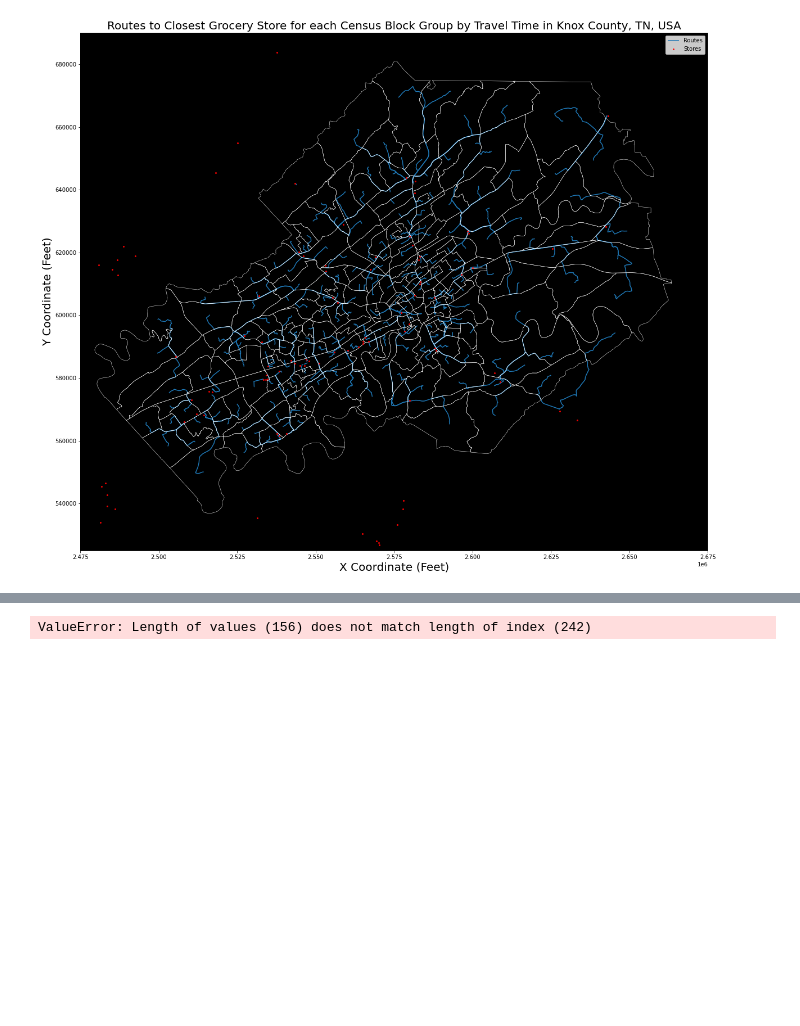
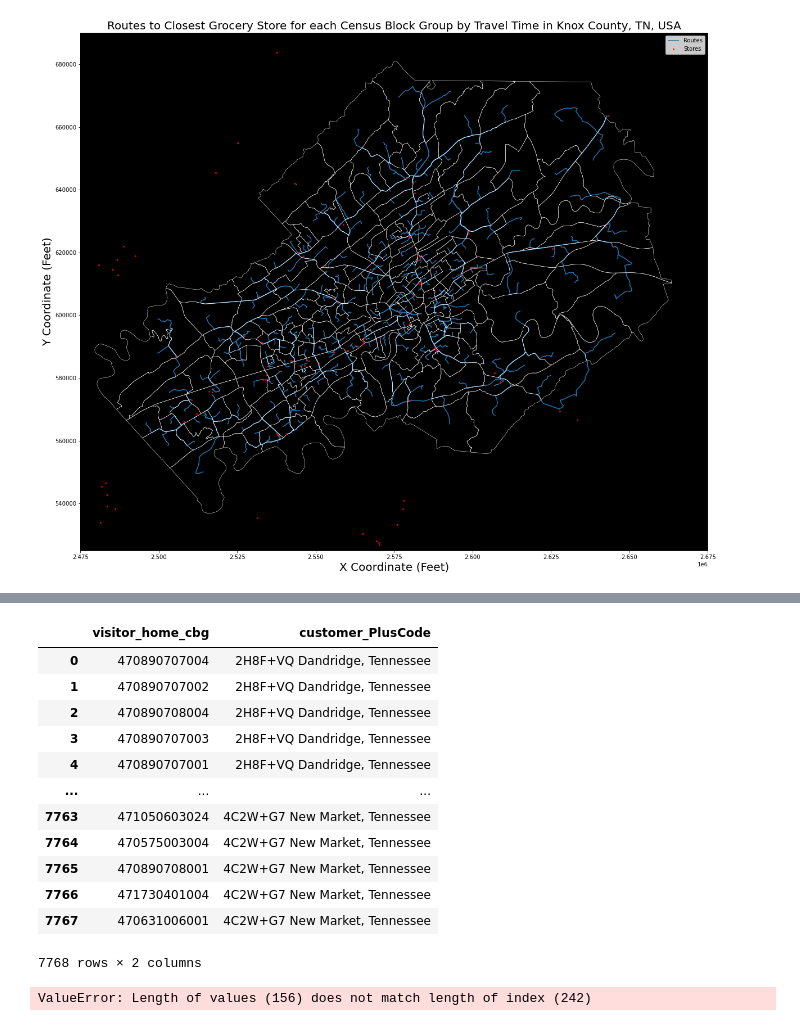
Before and after one commit to jimmy-feng/hagerstrand, a Jupyter notebook: docs/notebooks/Access.ipynb, the cells around one changed output, grey strips where cells are left out. Drawn from its saved outputs; the diff is of its cells as text; code cells hidden in the pictures; blank space fills up the shorter version.

```diff
--- a/docs/notebooks/SafeGraph-Copy1.ipynb
+++ b/docs/notebooks/Access.ipynb
@@ -307,3 +307,19 @@ shortestpaths[["IncidentID", "FacilityID", "Total_Trav"]][13:227]
+# %%
+safegraph_unpack[["visitor_home_cbg", "customer_PlusCode"]]
+# %% [output]
+|  | visitor_home_cbg | customer_PlusCode |
+| 0 | 470890707004 | 2H8F+VQ Dandridge, Tennessee |
+| 1 | 470890707002 | 2H8F+VQ Dandridge, Tennessee |
+| 2 | 470890708004 | 2H8F+VQ Dandridge, Tennessee |
+| 3 | 470890707003 | 2H8F+VQ Dandridge, Tennessee |
+| 4 | 470890707001 | 2H8F+VQ Dandridge, Tennessee |
+| ... | ... | ... |
+| 7763 | 471050603024 | 4C2W+G7 New Market, Tennessee |
+| 7764 | 470575003004 | 4C2W+G7 New Market, Tennessee |
+| 7765 | 470890708001 | 4C2W+G7 New Market, Tennessee |
+| 7766 | 471730401004 | 4C2W+G7 New Market, Tennessee |
+| 7767 | 470631006001 | 4C2W+G7 New Market, Tennessee |
+7768 rows × 2 columns
 # %%
 sg_unpack_idx = []
 for cbg in range(len(shortestpaths)):
```
Also changed, not shown: parts of 16 cells of this notebook, 2 other files.
